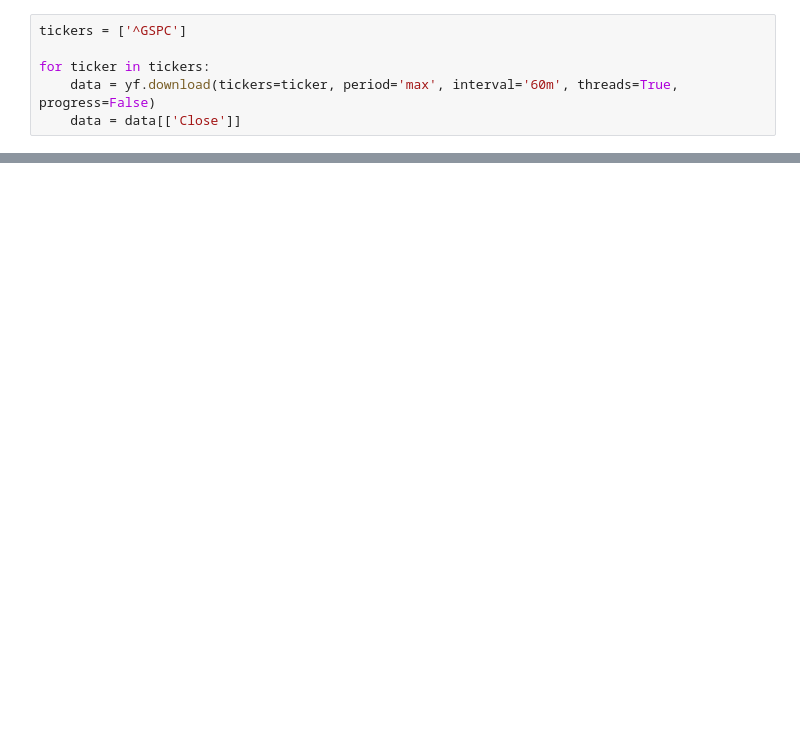
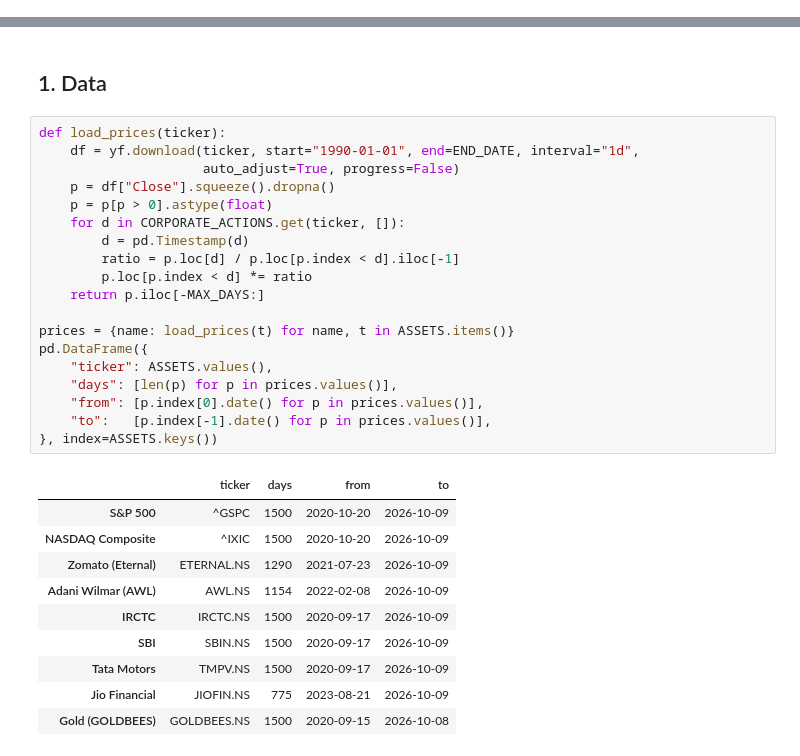
Before and after one commit to abishekam23/Stock-Prediction---Hybrid-Arima, a Jupyter notebook: Hybrid_Model.ipynb, the cells around one changed output, grey strips where cells are left out. Cells and saved outputs as stored; diff of their text form; blank space fills up the shorter version.

```diff
--- a/Hybrid_Model.ipynb
+++ b/Hybrid_Model.ipynb
@@ -32,6 +0,0 @@ Requirement already satisfied: six>=1.5 in /usr/local/lib/python3.10/dist-packag
-# %%
-tickers = ['^GSPC']
-
-for ticker in tickers:
-    data = yf.download(tickers=ticker, period='max', interval='60m', threads=True, progress=False)
-    data = data[['Close']]
@@ -183,0 +85,32 @@ plt.show()
+# %% [markdown]
+## 1. Data
+# %%
+def load_prices(ticker):
+    df = yf.download(ticker, start="1990-01-01", end=END_DATE, interval="1d",
+                     auto_adjust=True, progress=False)
+    p = df["Close"].squeeze().dropna()
+    p = p[p > 0].astype(float)
+    for d in CORPORATE_ACTIONS.get(ticker, []):
+        d = pd.Timestamp(d)
+        ratio = p.loc[d] / p.loc[p.index < d].iloc[-1]
+        p.loc[p.index < d] *= ratio
+    return p.iloc[-MAX_DAYS:]
+
+prices = {name: load_prices(t) for name, t in ASSETS.items()}
+pd.DataFrame({
+    "ticker": ASSETS.values(),
+    "days": [len(p) for p in prices.values()],
+    "from": [p.index[0].date() for p in prices.values()],
+    "to":   [p.index[-1].date() for p in prices.values()],
+}, index=ASSETS.keys())
+# %% [output]
+|  | ticker | days | from | to |
+| S&P 500 | ^GSPC | 1500 | 2020-10-20 | 2026-10-09 |
+| NASDAQ Composite | ^IXIC | 1500 | 2020-10-20 | 2026-10-09 |
+| Zomato (Eternal) | ETERNAL.NS | 1290 | 2021-07-23 | 2026-10-09 |
+| Adani Wilmar (AWL) | AWL.NS | 1154 | 2022-02-08 | 2026-10-09 |
+| IRCTC | IRCTC.NS | 1500 | 2020-09-17 | 2026-10-09 |
+| SBI | SBIN.NS | 1500 | 2020-09-17 | 2026-10-09 |
+| Tata Motors | TMPV.NS | 1500 | 2020-09-17 | 2026-10-09 |
+| Jio Financial | JIOFIN.NS | 775 | 2023-08-21 | 2026-10-09 |
+| Gold (GOLDBEES) | GOLDBEES.NS | 1500 | 2020-09-15 | 2026-10-08 |
```
Also changed, not shown: parts of 25 cells of this notebook, 6 other files.
